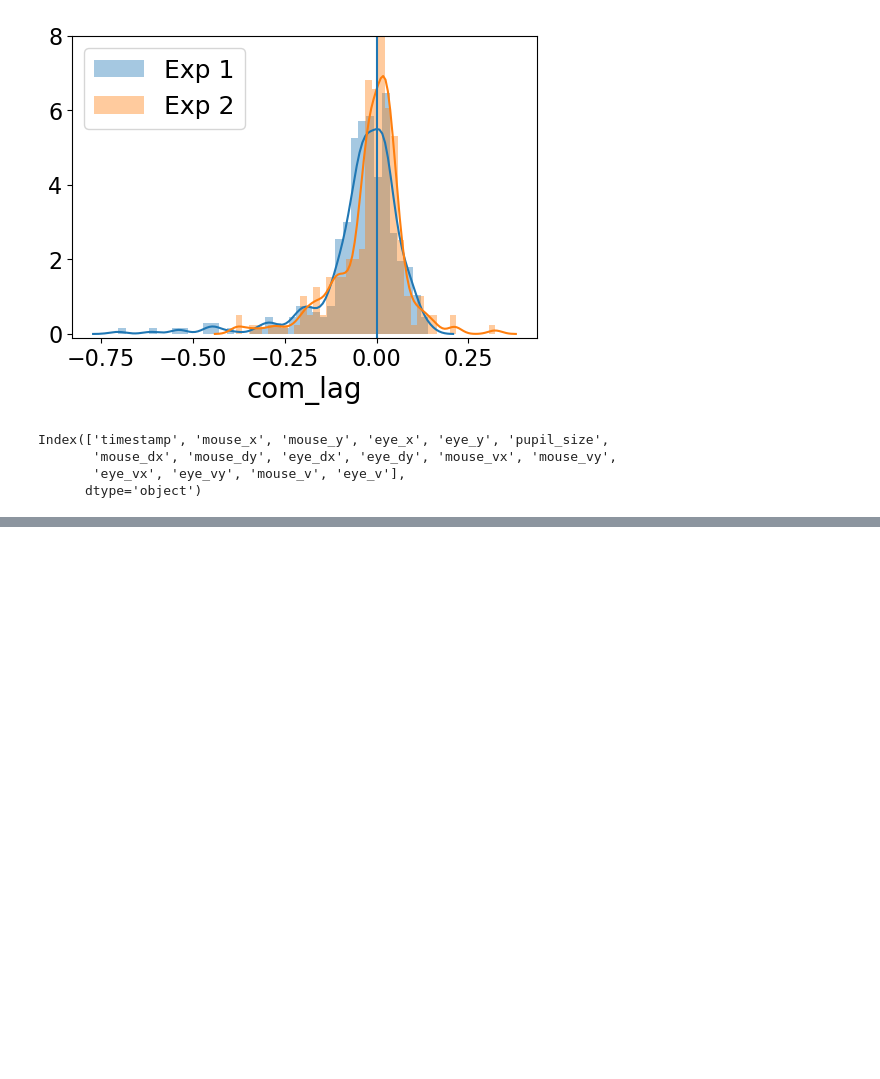
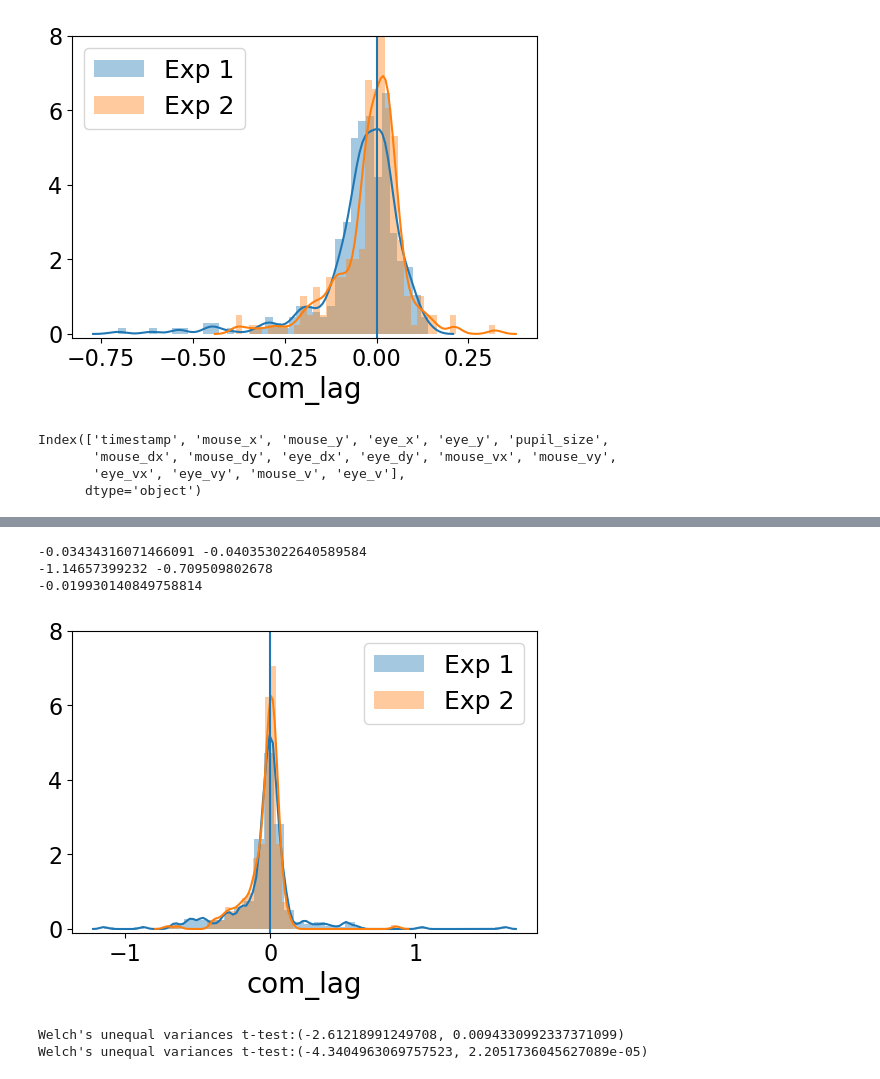
Before and after one commit to cherepaha/eyehandrdk, a Jupyter notebook: eye_hand_lags.ipynb, the cells around one changed output, grey strips where cells are left out. Saved outputs shown, nothing was run; the diff lists cells and outputs as text; code cells hidden in the pictures; blank space fills up the shorter version.

```diff
--- a/eye_hand_lags.ipynb
+++ b/eye_hand_lags.ipynb
@@ -498,0 +417,7 @@ print(str(traj.index.unique()[0]))
+# %%
+def append_com_lag(choices, dynamics):
+    dynamics = dynamics.join(choices.idx_midline_d)
+    return choices.join(dynamics[choices.is_com].groupby(level=index).apply(get_com_lag_v2), lsuffix='_old')
+
+choices_1 = append_com_lag(choices_1, dynamics_1)
+choices_2 = append_com_lag(choices_2, dynamics_2)
@@ -498,0 +446,47 @@ print(str(traj.index.unique()[0]))
+# %%
+ax = sns.distplot(choices_1[~np.isnan(choices_1.com_lag)].com_lag, label='Exp 1', bins=40)
+ax = sns.distplot(choices_2[~np.isnan(choices_2.com_lag)].com_lag, label='Exp 2', bins=40, ax=ax)
+ax.set_ylim((-0.1, 8))
+plt.axvline(0.0)
+plt.legend()
+
+print(choices_1.com_lag.mean(), choices_2.com_lag.mean())
+print(choices_1.com_lag.min(), choices_2.com_lag.min())
+print(choices_1[choices_1.com_lag>-0.6].com_lag.mean())
+# %% [output]
+-0.03434316071466091 -0.040353022640589584
+-1.14657399232 -0.709509802678
+-0.019930140849758814
+[figure, added]
+# %%
+from scipy.stats import ttest_ind, ttest_1samp
+
+def pooled_sd(s1, s2):
+    return np.sqrt(((len(s1)-1)*s1.var()+(len(s2)-1)*s2.var())/(len(s1)+len(s2)-2))
+
+def com_lag_ttest(choices_1, choices_2):
+    t, p = ttest_ind(choices_1.com_lag[(choices_1.com_lag.notnull())],
+                    choices_2.com_lag[(choices_2.com_lag.notnull())], equal_var=False)
+    return (t, p)
+
+def com_lag_ttest_one_sample(choices):
+    t, p = ttest_1samp(choices.com_lag[(choices.com_lag.notnull())], 0)
+    return (t, p)
+
+def print_lag_ttest_results(choices_1, choices_2):
+#     s1 = choices.ID_lag[((choices.ID_lag.notnull()) & (~np.isinf(choices.ID_lag)))]
+#     s2 = choices.com_lag[choices.com_lag.notnull()]
+#     d = (s1.mean() - s2.mean())/pooled_sd(s1, s2)
+#     print(exp)
+#     print('Subjects: %s' % str(choices.subj_id.unique()))
+    print("Welch's unequal variances t-test:" + str(com_lag_ttest_one_sample(choices_1)))
+    print("Welch's unequal variances t-test:" + str(com_lag_ttest_one_sample(choices_2)))
+    print('')
+
+print_lag_ttest_results(choices_1, choices_2)
+# print_lag_ttest_results(choices_2, exp_2)
+
+# choices_1.groupby('subj_id').apply(lambda c: print_lag_ttest_results(c, exp_1))
+# %% [output]
+Welch's unequal variances t-test:(-2.61218991249708, 0.0094330992337371099)
+Welch's unequal variances t-test:(-4.3404963069757523, 2.2051736045627089e-05)
```
Also changed, not shown: parts of 5 cells of this notebook, 3 other files.
